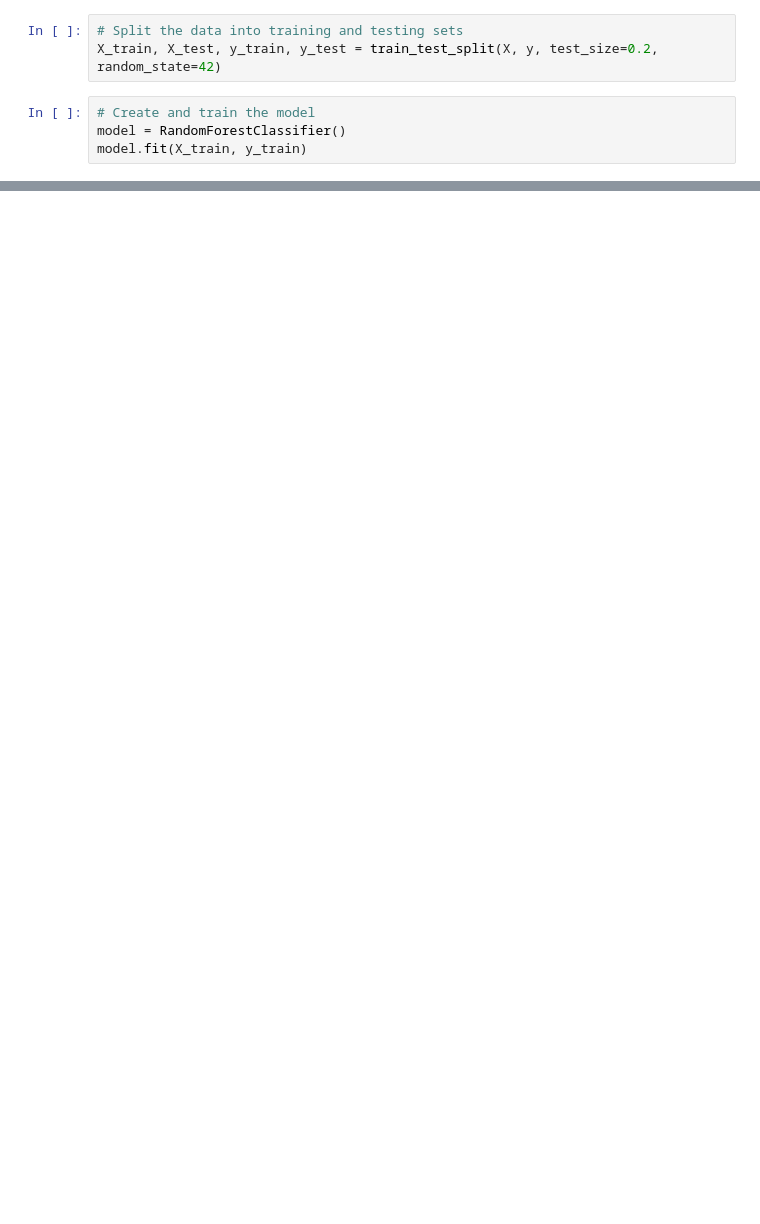
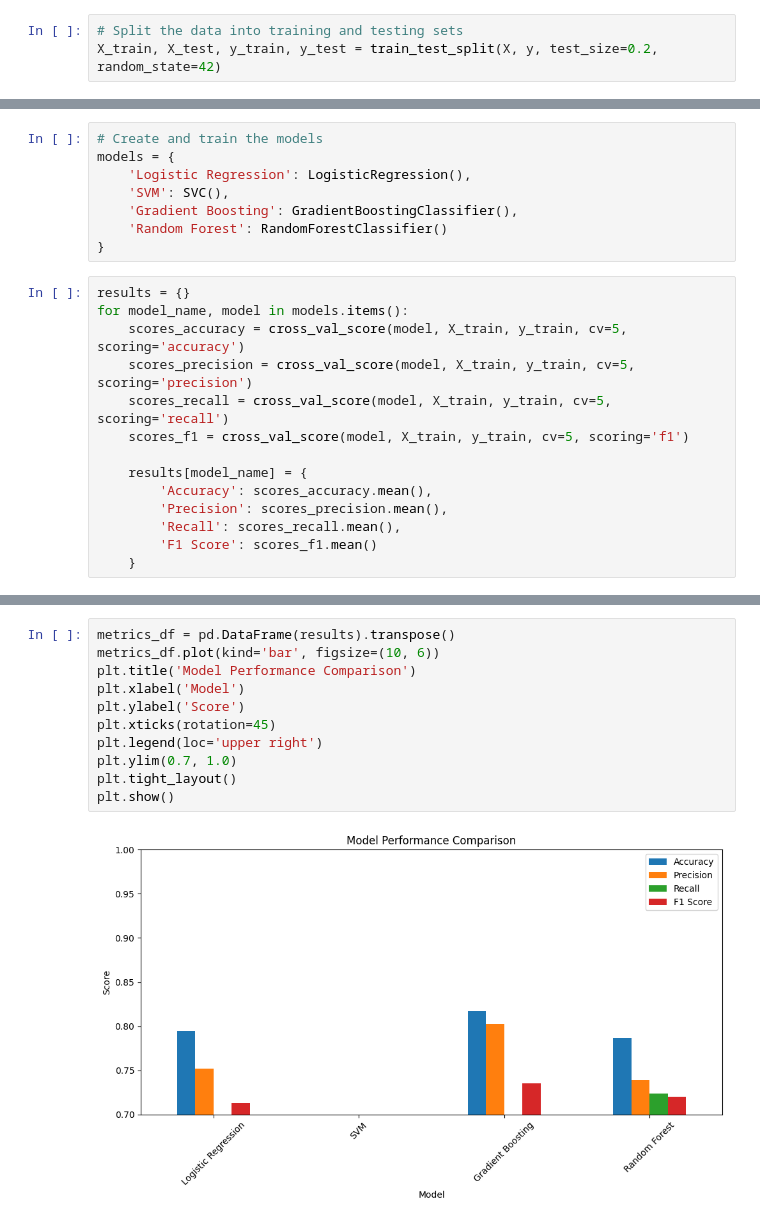
Before and after one commit to yharyarias/titanic_ml, a Jupyter notebook: jupyter_notebook/titanic_test_models.ipynb, the cells around one changed output, grey strips where cells are left out. Cells and saved outputs as stored; diff of their text form; blank space fills up the shorter version.

```diff
--- a/jupyter_notebook/titanic_test_models.ipynb
+++ b/jupyter_notebook/titanic_test_models.ipynb
@@ -21,7 +58,3 @@ y = data['Survived']
 # %%
 # Split the data into training and testing sets
 X_train, X_test, y_train, y_test = train_test_split(X, y, test_size=0.2, random_state=42)
-# %%
-# Create and train the model
-model = RandomForestClassifier()
-model.fit(X_train, y_train)
@@ -38,0 +61,22 @@ Model Accuracy: 0.8268156424581006
+# %%
+# Create and train the models
+models = {
+    'Logistic Regression': LogisticRegression(),
+    'SVM': SVC(),
+    'Gradient Boosting': GradientBoostingClassifier(),
+    'Random Forest': RandomForestClassifier()
+}
+# %%
+results = {}
+for model_name, model in models.items():
+    scores_accuracy = cross_val_score(model, X_train, y_train, cv=5, scoring='accuracy')
+    scores_precision = cross_val_score(model, X_train, y_train, cv=5, scoring='precision')
+    scores_recall = cross_val_score(model, X_train, y_train, cv=5, scoring='recall')
+    scores_f1 = cross_val_score(model, X_train, y_train, cv=5, scoring='f1')
+
+    results[model_name] = {
+        'Accuracy': scores_accuracy.mean(),
+        'Precision': scores_precision.mean(),
+        'Recall': scores_recall.mean(),
+        'F1 Score': scores_f1.mean()
+    }
@@ -38,0 +141,13 @@ Model Accuracy: 0.8268156424581006
+# %%
+metrics_df = pd.DataFrame(results).transpose()
+metrics_df.plot(kind='bar', figsize=(10, 6))
+plt.title('Model Performance Comparison')
+plt.xlabel('Model')
+plt.ylabel('Score')
+plt.xticks(rotation=45)
+plt.legend(loc='upper right')
+plt.ylim(0.7, 1.0)
+plt.tight_layout()
+plt.show()
+# %% [output]
+[figure, added]
```
Also changed, not shown: parts of 24 cells of this notebook.
